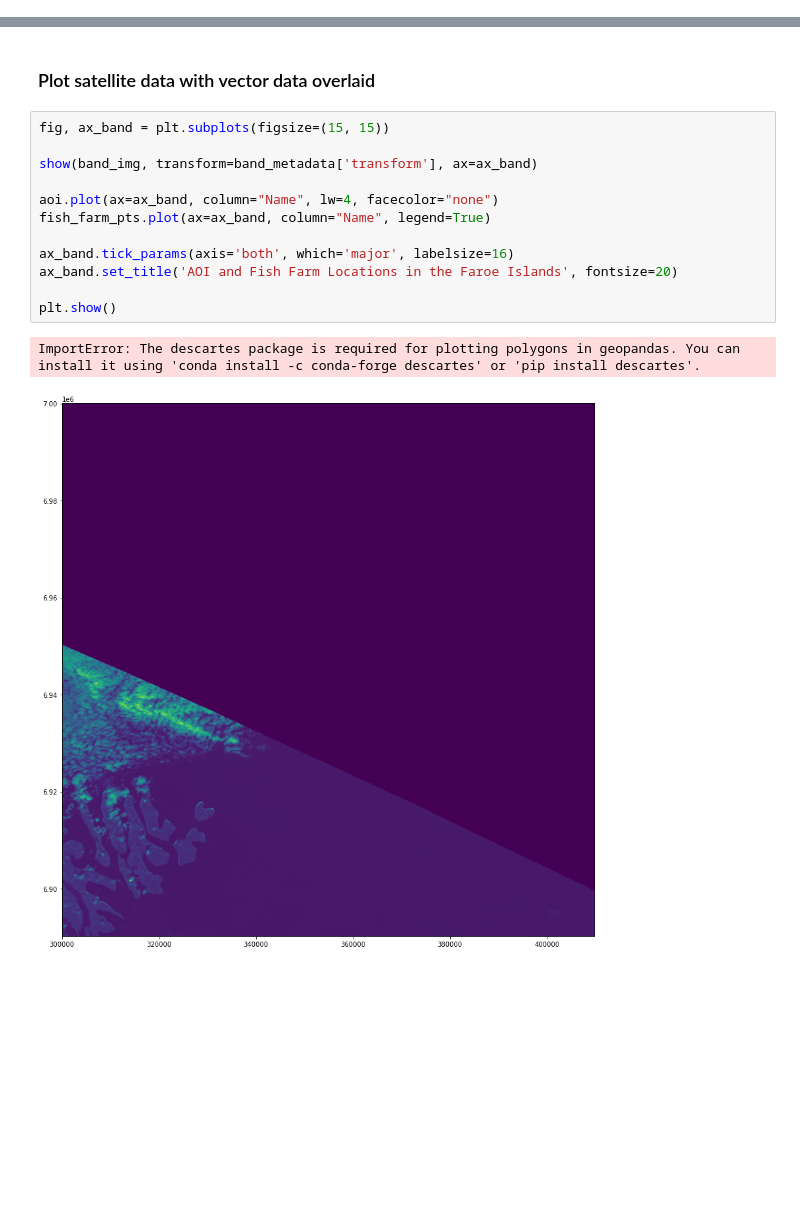
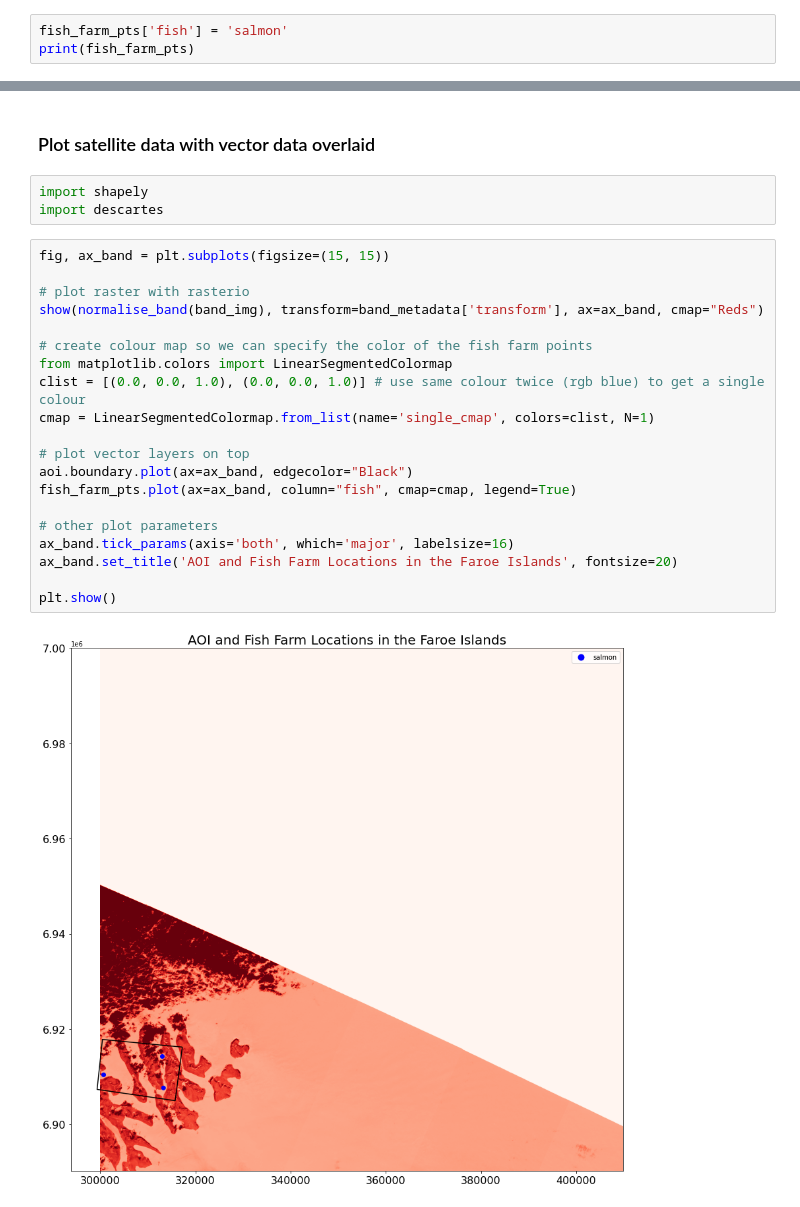
Before and after one commit to rwilks-earthobs/msc_eo_challenge, a Jupyter notebook: 230207 Introductory Jupyter Notebook.ipynb, the cells around one changed output, grey strips where cells are left out. Drawn from its saved outputs; the diff is of its cells as text; blank space fills up the shorter version.

Commit message:
plotting vector data

```diff
--- a/230207 Introductory Jupyter Notebook.ipynb
+++ b/230207 Introductory Jupyter Notebook.ipynb
@@ -787,0 +792,3 @@ Fish farm location points:
+# %%
+fish_farm_pts['fish'] = 'salmon'
+print(fish_farm_pts)
@@ -810,18 +822,28 @@ The CRS of the fish farm location vector data is epsg:4326
 True True
 # %% [markdown]
 ### Plot satellite data with vector data overlaid
+# %%
+import shapely
+import descartes
 # %%
 fig, ax_band = plt.subplots(figsize=(15, 15))
 
-show(band_img, transform=band_metadata['transform'], ax=ax_band)
+# plot raster with rasterio
+show(normalise_band(band_img), transform=band_metadata['transform'], ax=ax_band, cmap="Reds")
 
-aoi.plot(ax=ax_band, column="Name", lw=4, facecolor="none")
-fish_farm_pts.plot(ax=ax_band, column="Name", legend=True)
+# create colour map so we can specify the color of the fish farm points
+from matplotlib.colors import LinearSegmentedColormap
+clist = [(0.0, 0.0, 1.0), (0.0, 0.0, 1.0)] # use same colour twice (rgb blue) to get a single colour
+cmap = LinearSegmentedColormap.from_list(name='single_cmap', colors=clist, N=1)
 
+# plot vector layers on top
+aoi.boundary.plot(ax=ax_band, edgecolor="Black")
+fish_farm_pts.plot(ax=ax_band, column="fish", cmap=cmap, legend=True)
+
+# other plot parameters
 ax_band.tick_params(axis='both', which='major', labelsize=16)
 ax_band.set_title('AOI and Fish Farm Locations in the Faroe Islands', fontsize=20)
 
 plt.show()
 # %% [output]
-ImportError: The descartes package is required for plotting polygons in geopandas. You can install it using 'conda install -c conda-forge descartes' or 'pip install descartes'.
-[figure, old version]
+[figure, new version]
```
Also changed, not shown: parts of 2 cells of this notebook.
